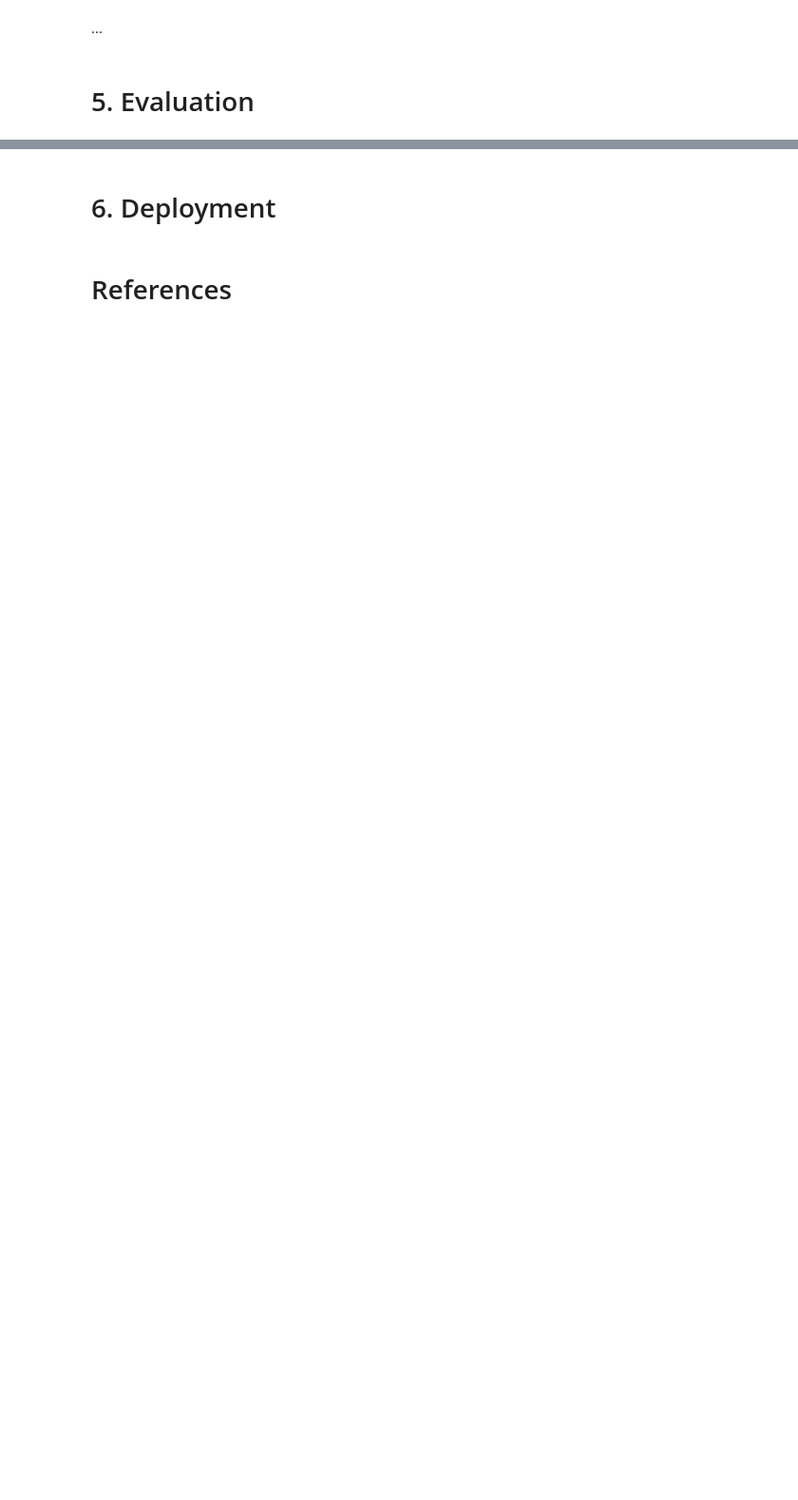
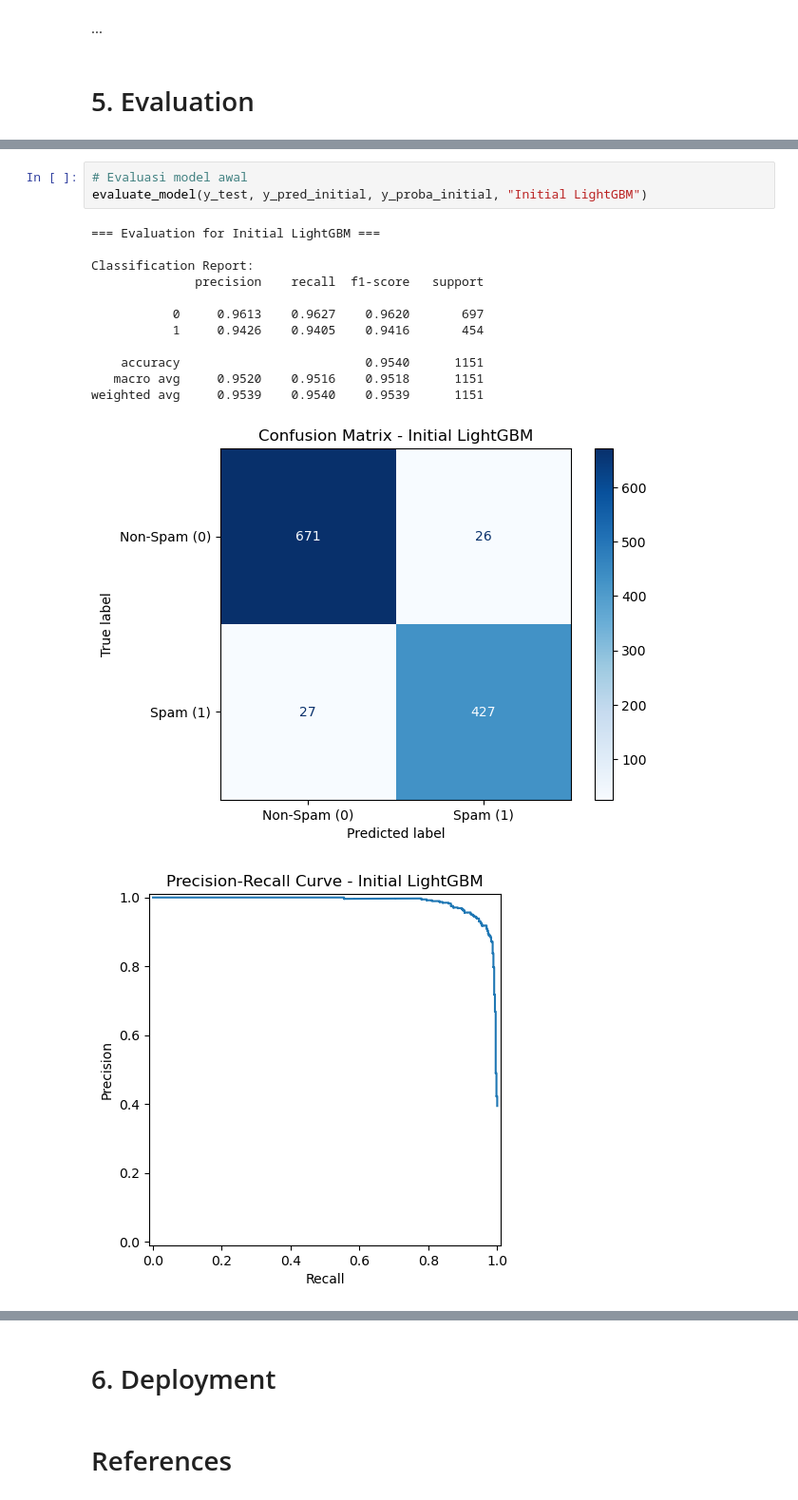
Before and after one commit to hansdarmawann/spambase-lgbm, a Jupyter notebook: spb_hd.ipynb, the cells around one changed output, grey strips where cells are left out. Shown at 95% size. Saved outputs shown, nothing was run; the diff lists cells and outputs as text; blank space fills up the shorter version.

Commit message:
Update evaluation take from data modeling.

```diff
--- a/spb_hd.ipynb
+++ b/spb_hd.ipynb
@@ -591,0 +664,17 @@ Several key metrics are used to evaluate classification models, which are:
+# %%
+# Evaluasi model awal
+evaluate_model(y_test, y_pred_initial, y_proba_initial, "Initial LightGBM")
+# %% [output]
+=== Evaluation for Initial LightGBM ===
+
+Classification Report:
+              precision    recall  f1-score   support
+
+           0     0.9613    0.9627    0.9620       697
+           1     0.9426    0.9405    0.9416       454
+
+    accuracy                         0.9540      1151
+   macro avg     0.9520    0.9516    0.9518      1151
+weighted avg     0.9539    0.9540    0.9539      1151
+[figure, added]
+[figure, added]
```
Also changed, not shown: parts of 9 cells of this notebook.
